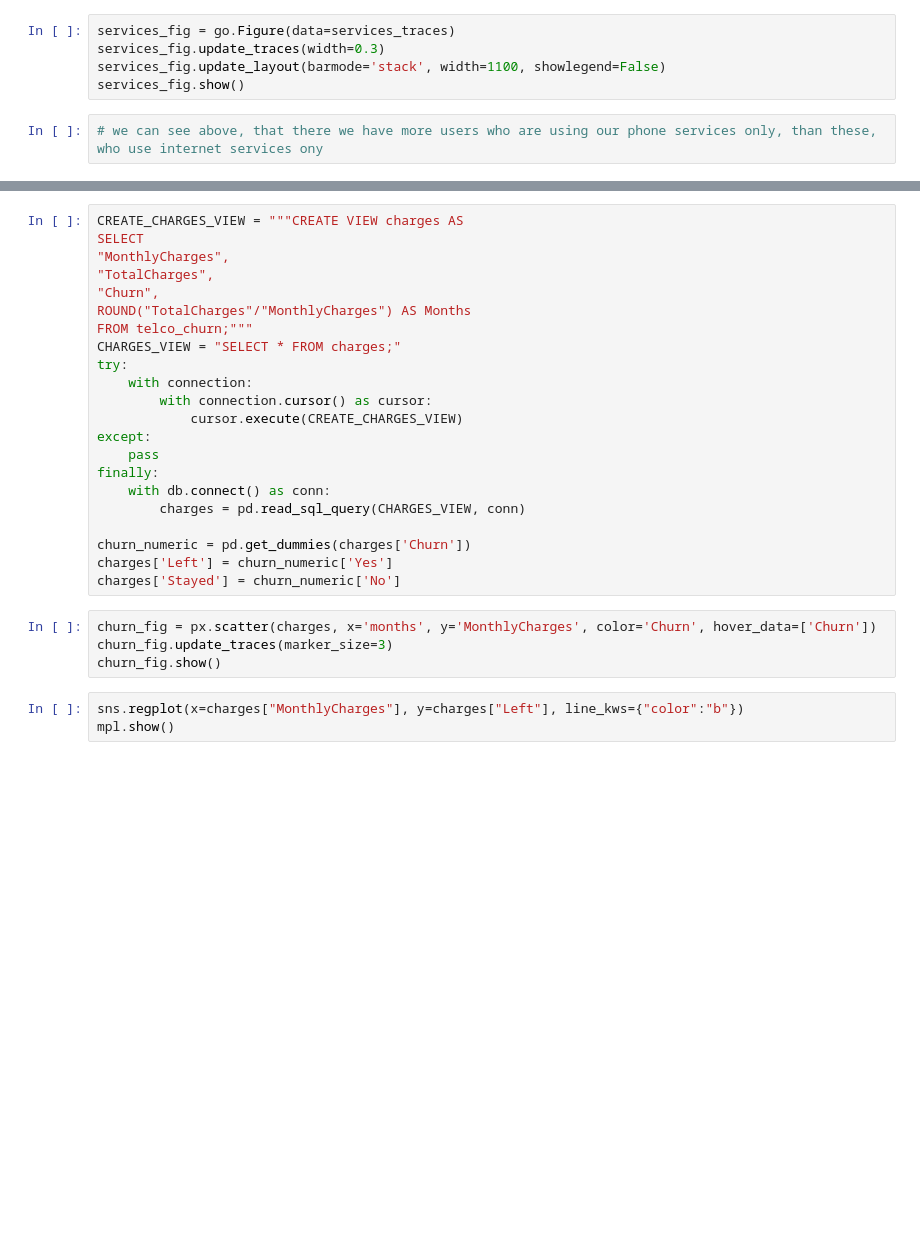
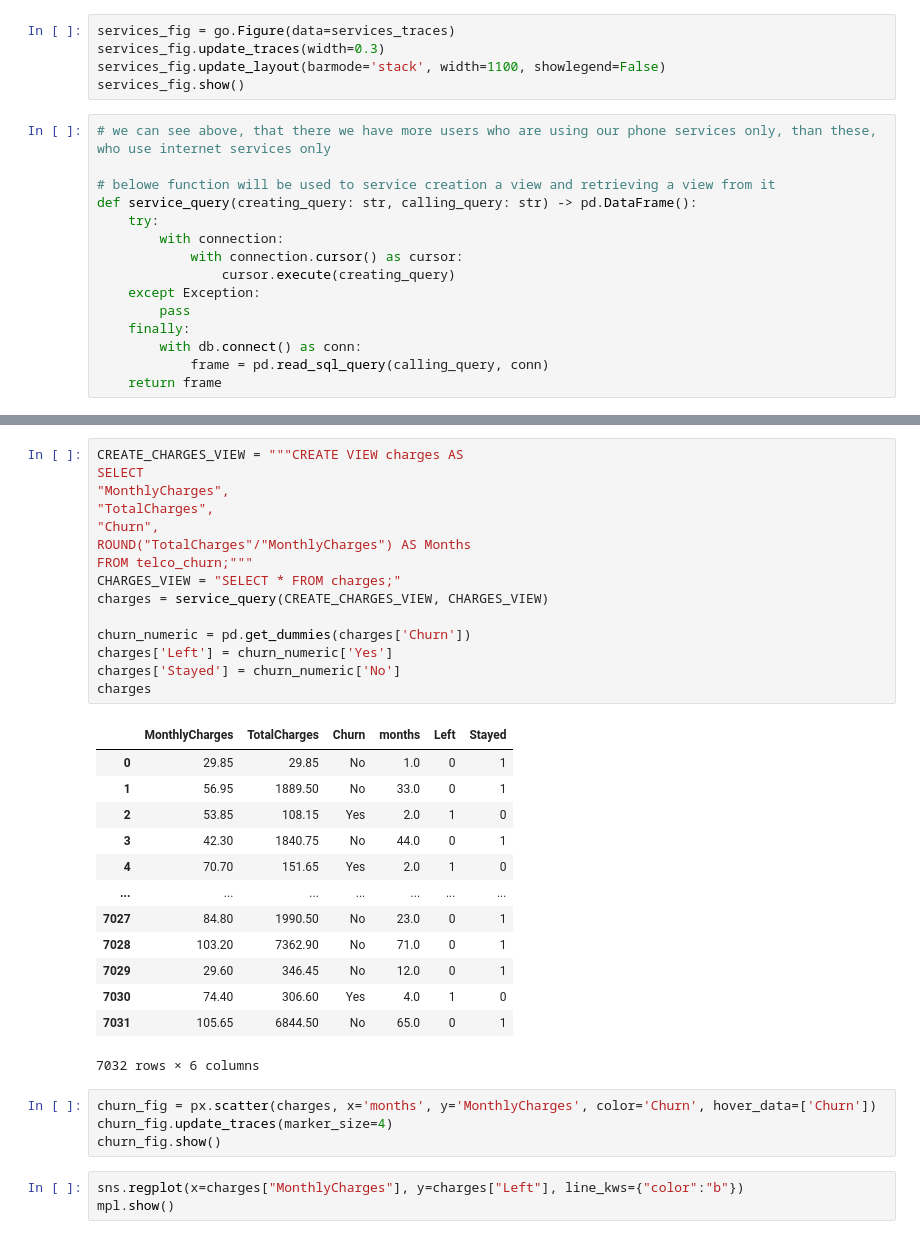
Before and after one commit to ihavenoideaforusername/kaggel_telco_customer, a Jupyter notebook: app.ipynb, the cells around one changed output, grey strips where cells are left out. Cells and saved outputs as stored; diff of their text form; blank space fills up the shorter version.

```diff
--- a/app.ipynb
+++ b/app.ipynb
@@ -224,4 +228,17 @@ services_fig.update_traces(width=0.3)
 services_fig.update_layout(barmode='stack', width=1100, showlegend=False)
 services_fig.show()
 # %%
-# we can see above, that there we have more users who are using our phone services only, than these, who use internet services ony
+# we can see above, that there we have more users who are using our phone services only, than these, who use internet services only
+
+# belowe function will be used to service creation a view and retrieving a view from it
+def service_query(creating_query: str, calling_query: str) -> pd.DataFrame():
+    try:
+        with connection:
+            with connection.cursor() as cursor:
+                cursor.execute(creating_query)
+    except Exception:
+        pass
+    finally:
+        with db.connect() as conn:
+            frame = pd.read_sql_query(calling_query, conn)
+    return frame
@@ -228,28 +261,35 @@ services_fig.show()
 # %%
 CREATE_CHARGES_VIEW = """CREATE VIEW charges AS
 SELECT
 "MonthlyCharges",
 "TotalCharges",
 "Churn",
 ROUND("TotalCharges"/"MonthlyCharges") AS Months
 FROM telco_churn;"""
 CHARGES_VIEW = "SELECT * FROM charges;"
-try:
-    with connection:
-        with connection.cursor() as cursor:
-            cursor.execute(CREATE_CHARGES_VIEW)
-except:
-    pass
-finally:
-    with db.connect() as conn:
-        charges = pd.read_sql_query(CHARGES_VIEW, conn)
+charges = service_query(CREATE_CHARGES_VIEW, CHARGES_VIEW)
 
 churn_numeric = pd.get_dummies(charges['Churn'])
 charges['Left'] = churn_numeric['Yes']
 charges['Stayed'] = churn_numeric['No']
+charges
+# %% [output]
+|  | MonthlyCharges | TotalCharges | Churn | months | Left | Stayed |
+| 0 | 29.85 | 29.85 | No | 1.0 | 0 | 1 |
+| 1 | 56.95 | 1889.50 | No | 33.0 | 0 | 1 |
+| 2 | 53.85 | 108.15 | Yes | 2.0 | 1 | 0 |
+| 3 | 42.30 | 1840.75 | No | 44.0 | 0 | 1 |
+| 4 | 70.70 | 151.65 | Yes | 2.0 | 1 | 0 |
+| ... | ... | ... | ... | ... | ... | ... |
+| 7027 | 84.80 | 1990.50 | No | 23.0 | 0 | 1 |
+| 7028 | 103.20 | 7362.90 | No | 71.0 | 0 | 1 |
+| 7029 | 29.60 | 346.45 | No | 12.0 | 0 | 1 |
+| 7030 | 74.40 | 306.60 | Yes | 4.0 | 1 | 0 |
+| 7031 | 105.65 | 6844.50 | No | 65.0 | 0 | 1 |
+7032 rows × 6 columns
 # %%
 churn_fig = px.scatter(charges, x='months', y='MonthlyCharges', color='Churn', hover_data=['Churn'])
-churn_fig.update_traces(marker_size=3)
+churn_fig.update_traces(marker_size=4)
 churn_fig.show()
 # %%
 sns.regplot(x=charges["MonthlyCharges"], y=charges["Left"], line_kws={"color":"b"})
```
Also changed, not shown: parts of 3 cells of this notebook.
